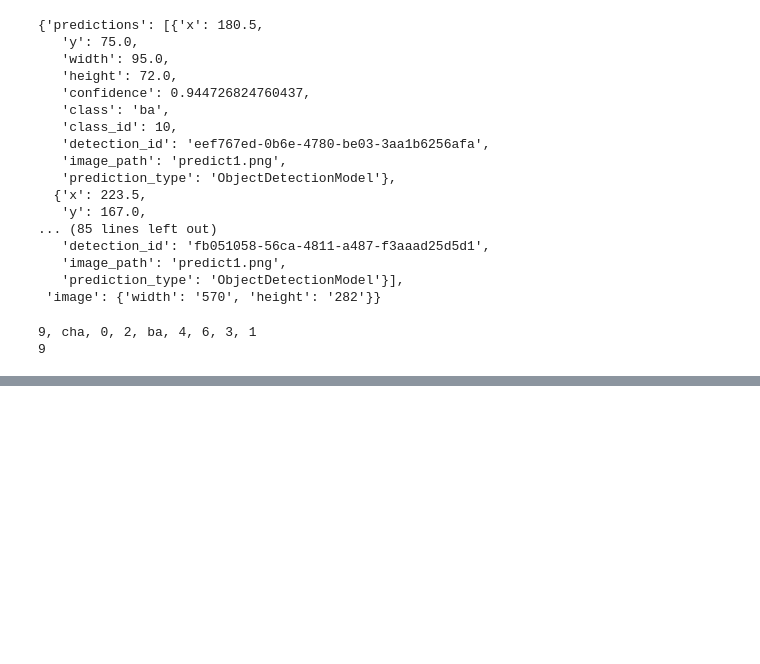
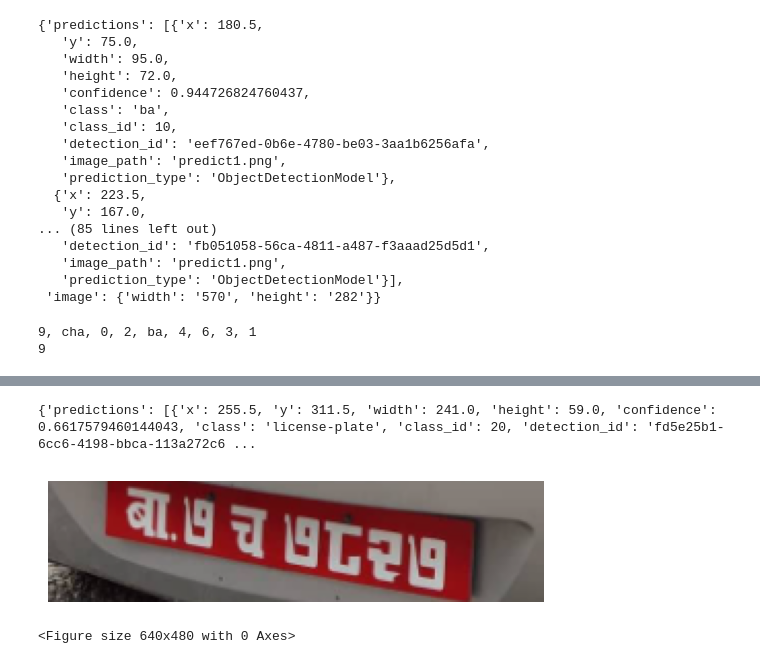
Before and after one commit to sarthakshrestha/license-plate-yolov8, a Jupyter notebook: RoboflowPrep.ipynb, the cells around one changed output, grey strips where cells are left out. Drawn from its saved outputs; the diff is of its cells as text; code cells hidden in the pictures; blank space fills up the shorter version.

```diff
--- a/RoboflowPrep.ipynb
+++ b/RoboflowPrep.ipynb
@@ -205,0 +208,2 @@ print(concat_row(prediction1json))
+# %%
+prediction = license_detector.predict("/Users/sarthakshrestha/Documents/fyp ipnybs/test.png")
@@ -205,0 +225,42 @@ print(concat_row(prediction1json))
+# %%
+predictionjson = prediction.json()
+# %%
+print(predictionjson)
+# %% [output]
+{'predictions': [{'x': 255.5, 'y': 311.5, 'width': 241.0, 'height': 59.0, 'confidence': 0.6617579460144043, 'class': 'license-plate', 'class_id': 20, 'detection_id': 'fd5e25b1-6cc6-4198-bbca-113a272c6 ...
+# %%
+import cv2
+import matplotlib.pyplot as plt
+image_path = "/Users/sarthakshrestha/Documents/fyp ipnybs/test.png"
+prediction_json = predictionjson
+
+def show_roi_from_json(image_path, prediction_json):
+    # Load the image
+    image = cv2.imread(image_path)
+
+    # Get the bounding box coordinates from the prediction
+    bounding_box = prediction_json['predictions'][0]
+    x = bounding_box['x']
+    y = bounding_box['y']
+    width = bounding_box['width']
+    height = bounding_box['height']
+
+    # Calculate the coordinates of the region of interest
+    x1 = int(x - width / 2)
+    y1 = int(y - height / 2)
+    x2 = int(x + width / 2)
+    y2 = int(y + height / 2)
+
+    # Crop the region of interest from the image
+    roi = image[y1:y2, x1:x2]
+
+    # Showing the cropped region of interest
+    plt.imshow(cv2.cvtColor(roi, cv2.COLOR_BGR2RGB))
+    plt.axis('off')  # Turn off axes
+    plt.show()
+    plt.savefig('/Users/sarthakshrestha/Documents/fyp ipnybs/prediction1.png')
+# %%
+show_roi_from_json(image_path, prediction_json)
+# %% [output]
+[figure, added]
+<Figure size 640x480 with 0 Axes>
```
Also changed, not shown: parts of 11 cells of this notebook, 3 other files.
